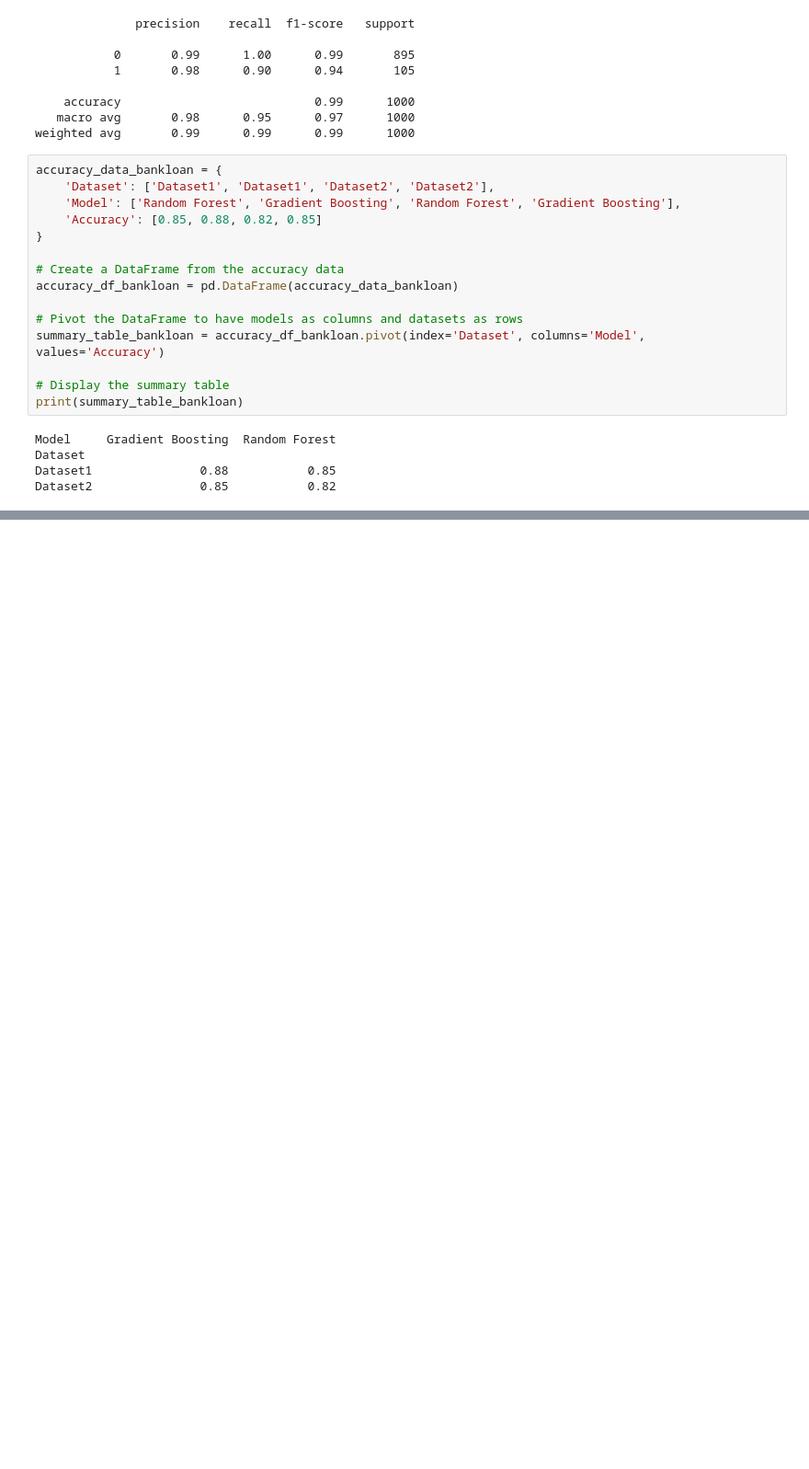
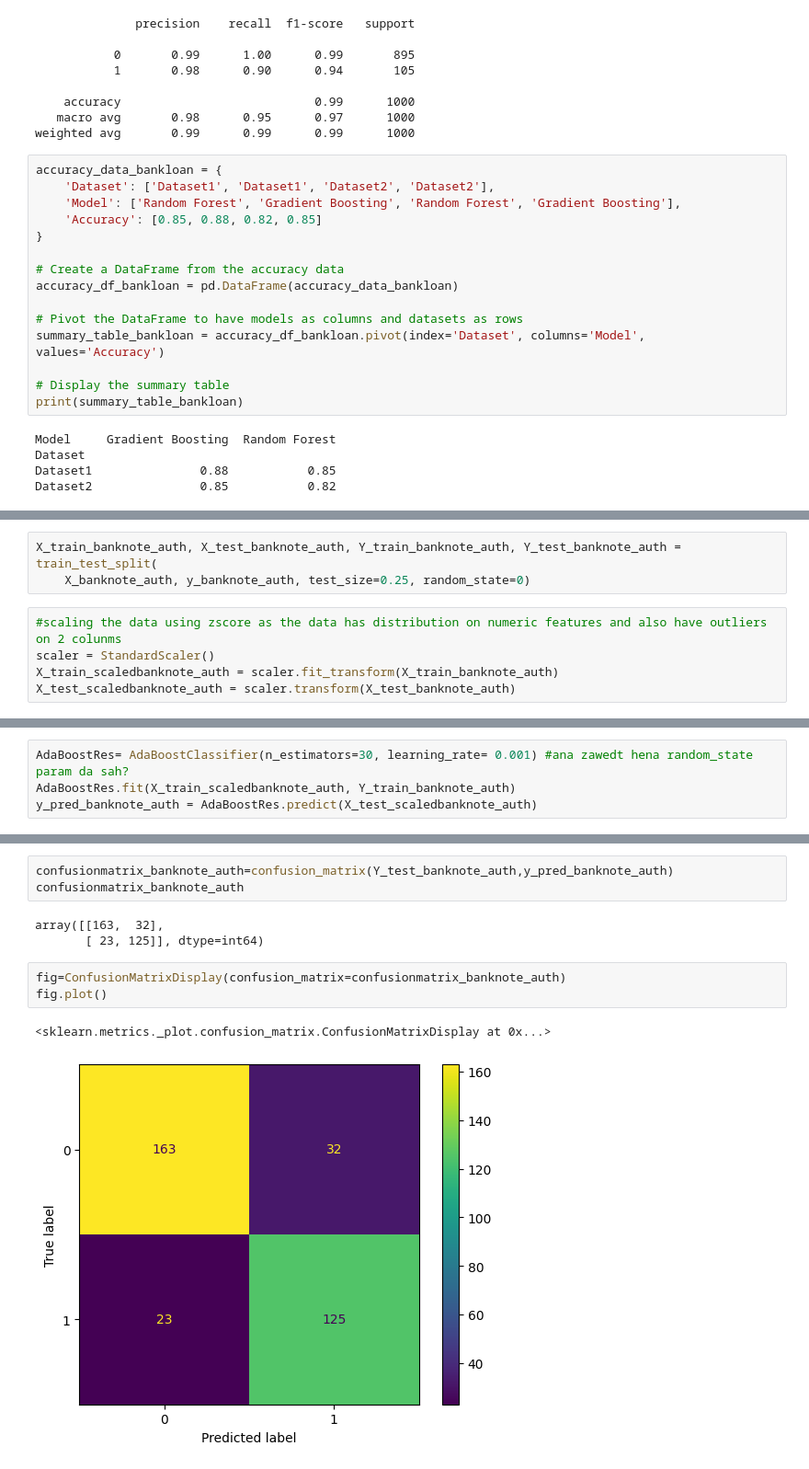
Before and after one commit to daniaahmedd/EnsembleLearning1, a Jupyter notebook: project1.ipynb, the cells around one changed output, grey strips where cells are left out. Shown: that part at 92% size. Cells and saved outputs as stored; diff of their text form; blank space fills up the shorter version.

```diff
--- a/project1.ipynb
+++ b/project1.ipynb
@@ -195,0 +253,8 @@ Dataset2               0.85           0.82
+# %%
+X_train_banknote_auth, X_test_banknote_auth, Y_train_banknote_auth, Y_test_banknote_auth = train_test_split(
+    X_banknote_auth, y_banknote_auth, test_size=0.25, random_state=0)
+# %%
+#scaling the data using zscore as the data has distribution on numeric features and also have outliers on 2 colunms
+scaler = StandardScaler()
+X_train_scaledbanknote_auth = scaler.fit_transform(X_train_banknote_auth)
+X_test_scaledbanknote_auth = scaler.transform(X_test_banknote_auth)
@@ -195,0 +304,4 @@ Dataset2               0.85           0.82
+# %%
+AdaBoostRes= AdaBoostClassifier(n_estimators=30, learning_rate= 0.001) #ana zawedt hena random_state param da sah?
+AdaBoostRes.fit(X_train_scaledbanknote_auth, Y_train_banknote_auth)
+y_pred_banknote_auth = AdaBoostRes.predict(X_test_scaledbanknote_auth)
@@ -195,0 +332,12 @@ Dataset2               0.85           0.82
+# %%
+confusionmatrix_banknote_auth=confusion_matrix(Y_test_banknote_auth,y_pred_banknote_auth)
+confusionmatrix_banknote_auth
+# %% [output]
+array([[163,  32],
+       [ 23, 125]], dtype=int64)
+# %%
+fig=ConfusionMatrixDisplay(confusion_matrix=confusionmatrix_banknote_auth)
+fig.plot()
+# %% [output]
+<sklearn.metrics._plot.confusion_matrix.ConfusionMatrixDisplay at 0x...>
+[figure, added]
```
Also changed, not shown: parts of 14 cells of this notebook, 1 other file.
